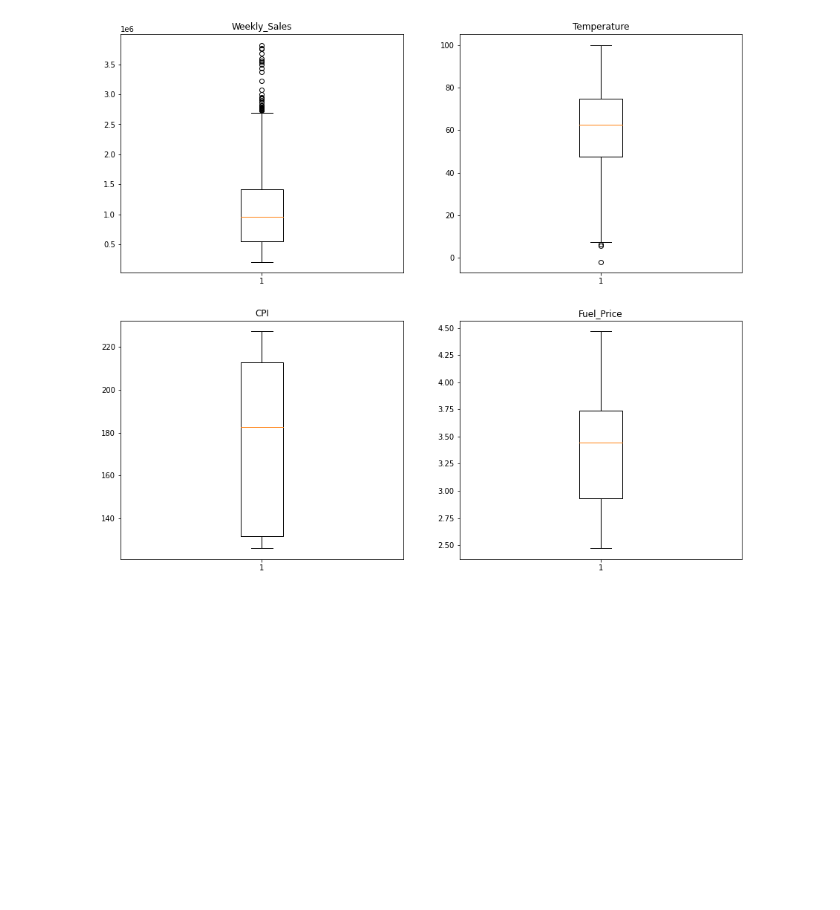
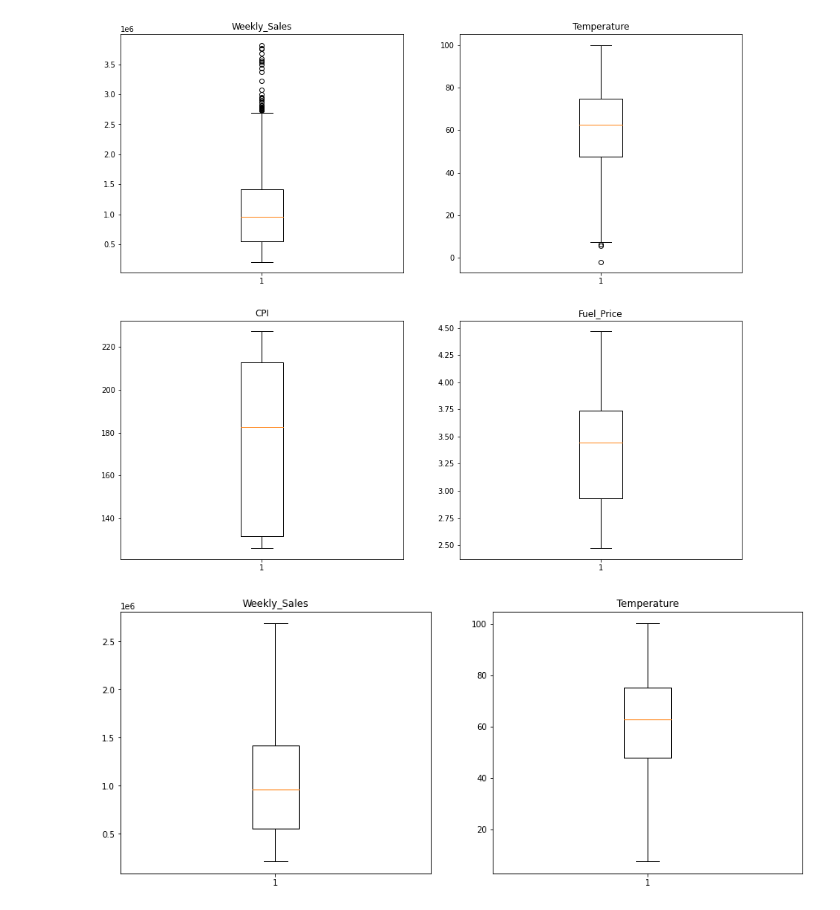
Before and after one commit to abakashi/dnc_deliverable2_walmart, a Jupyter notebook: Deliverable__2_mc_g1.ipynb, the cells around one changed output. Drawn from its saved outputs; the diff is of its cells as text; code cells hidden in the pictures; blank space fills up the shorter version.

```diff
--- a/Deliverable__2_mc_g1.ipynb
+++ b/Deliverable__2_mc_g1.ipynb
@@ -128,8 +128,23 @@ plt.show()
 # %%
 #Removendo Outliers de temperatura e vendas semanais
 ds_no_out = dataset.loc[(dataset['Weekly_Sales'] < inner_fences(dataset,
 'Weekly_Sales')[1])].loc[(dataset['Temperature'] > inner_fences(dataset,
 'Temperature')[0])]
+
+fig, ax = plt.subplots(2,2, figsize=(15,13))
+
+ax[0,0].boxplot(ds_no_out.Weekly_Sales)
+ax[0,0].set_title(ds_no_out['Weekly_Sales'].name)
+
+ax[0,1].boxplot(ds_no_out.Temperature)
+ax[0,1].set_title(ds_no_out['Temperature'].name)
+
+ax[1,0].set_visible(False)
+ax[1,1].set_visible(False)
+
+plt.show()
+# %% [output]
+[figure, added]
 # %%
 # Filtrando o dataset por vendas nos feriados de natal (Usando dataset sem Outliers)
 ds_christmas = df_weekfilter(ds_no_out, week_getter(christmas_dates))
```
